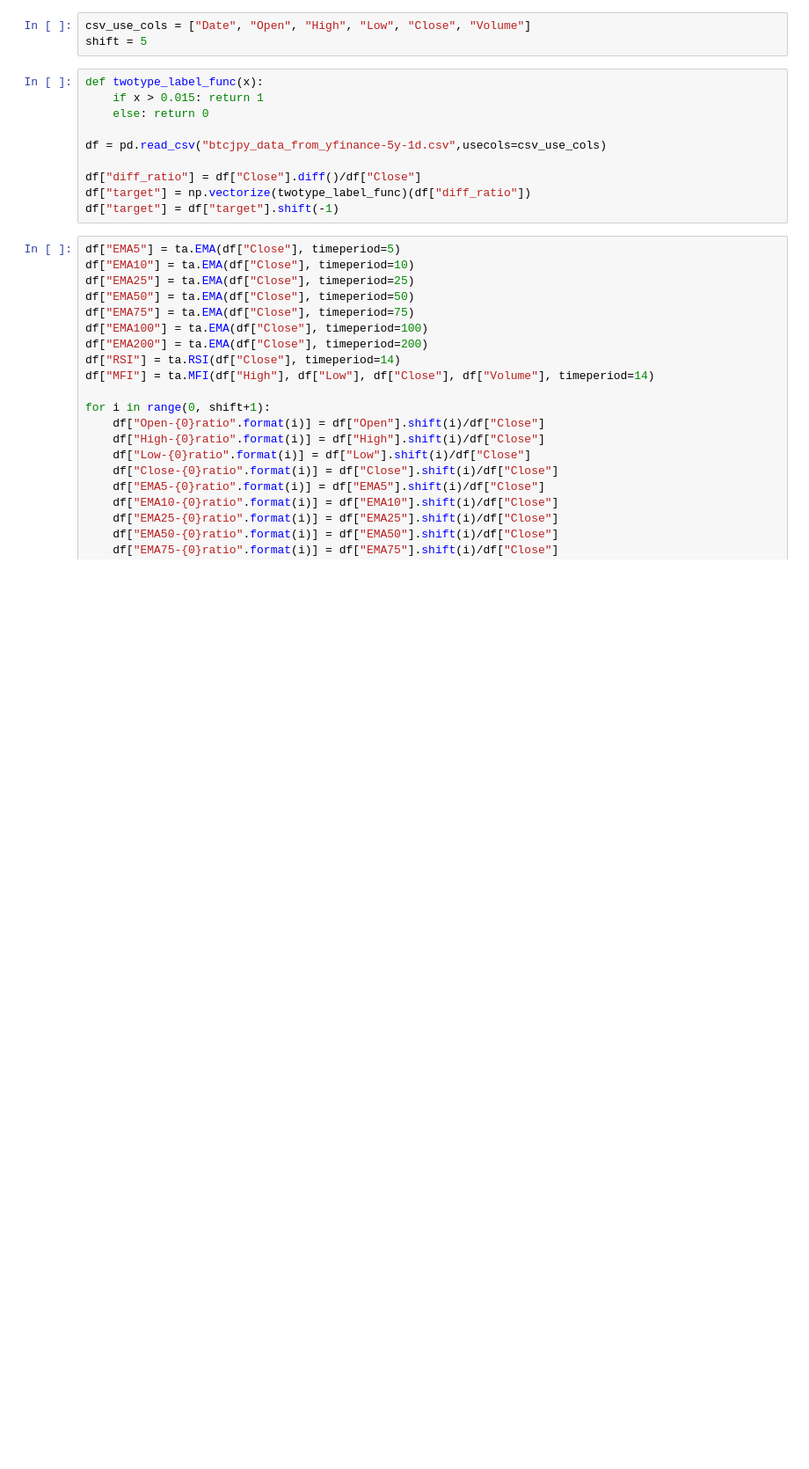
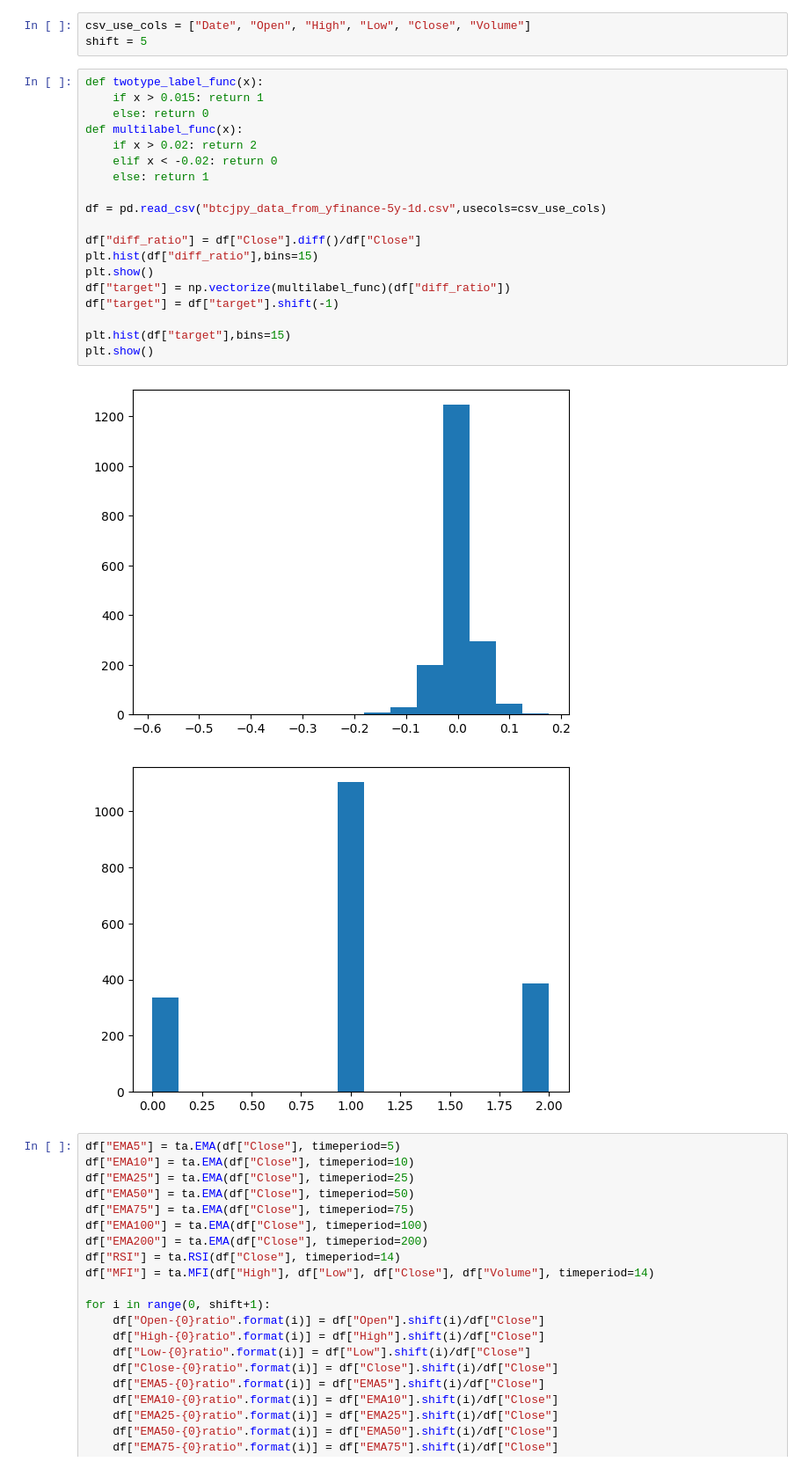
Before and after one commit to kykougaku/btcb, a Jupyter notebook: ml/classify.ipynb, the cells around one changed output. Shown: that part at 88% size. Drawn from its saved outputs; the diff is of its cells as text; blank space fills up the shorter version.

```diff
--- a/ml/classify.ipynb
+++ b/ml/classify.ipynb
@@ -17,13 +17,25 @@ shift = 5
 # %%
 def twotype_label_func(x):
     if x > 0.015: return 1
     else: return 0
+def multilabel_func(x):
+    if x > 0.02: return 2
+    elif x < -0.02: return 0
+    else: return 1
 
 df = pd.read_csv("btcjpy_data_from_yfinance-5y-1d.csv",usecols=csv_use_cols)
 
 df["diff_ratio"] = df["Close"].diff()/df["Close"]
-df["target"] = np.vectorize(twotype_label_func)(df["diff_ratio"])
+plt.hist(df["diff_ratio"],bins=15)
+plt.show()
+df["target"] = np.vectorize(multilabel_func)(df["diff_ratio"])
 df["target"] = df["target"].shift(-1)
+
+plt.hist(df["target"],bins=15)
+plt.show()
+# %% [output]
+[figure, added]
+[figure, added]
 # %%
 df["EMA5"] = ta.EMA(df["Close"], timeperiod=5)
 df["EMA10"] = ta.EMA(df["Close"], timeperiod=10)
```
Also changed, not shown: parts of 2 cells of this notebook, 3 other files.
